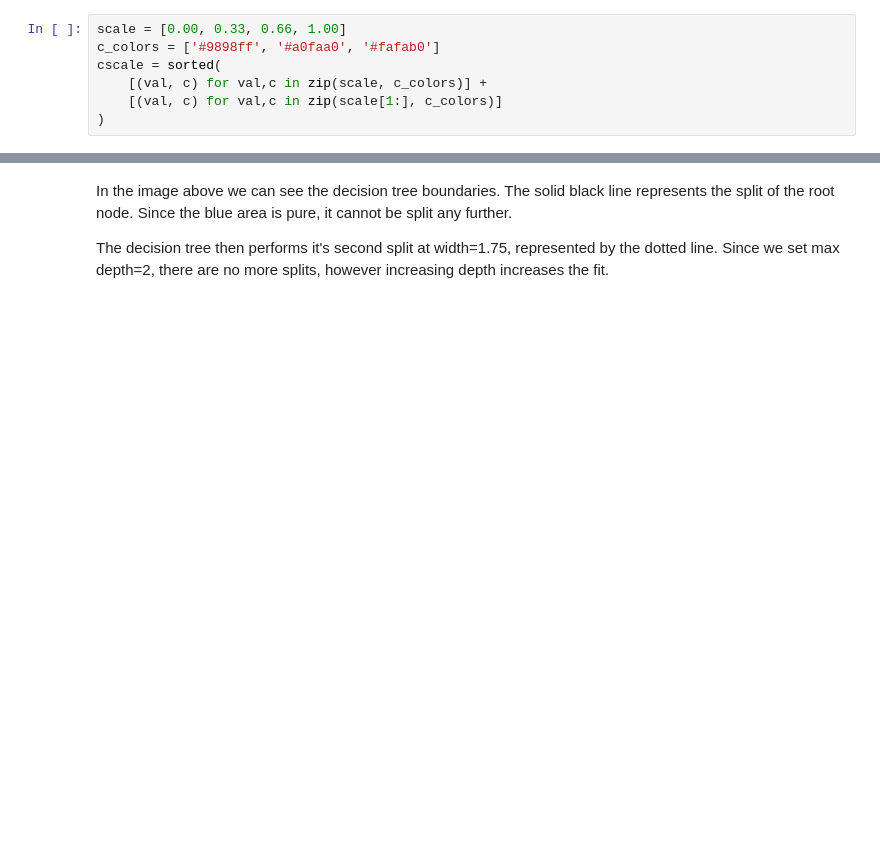
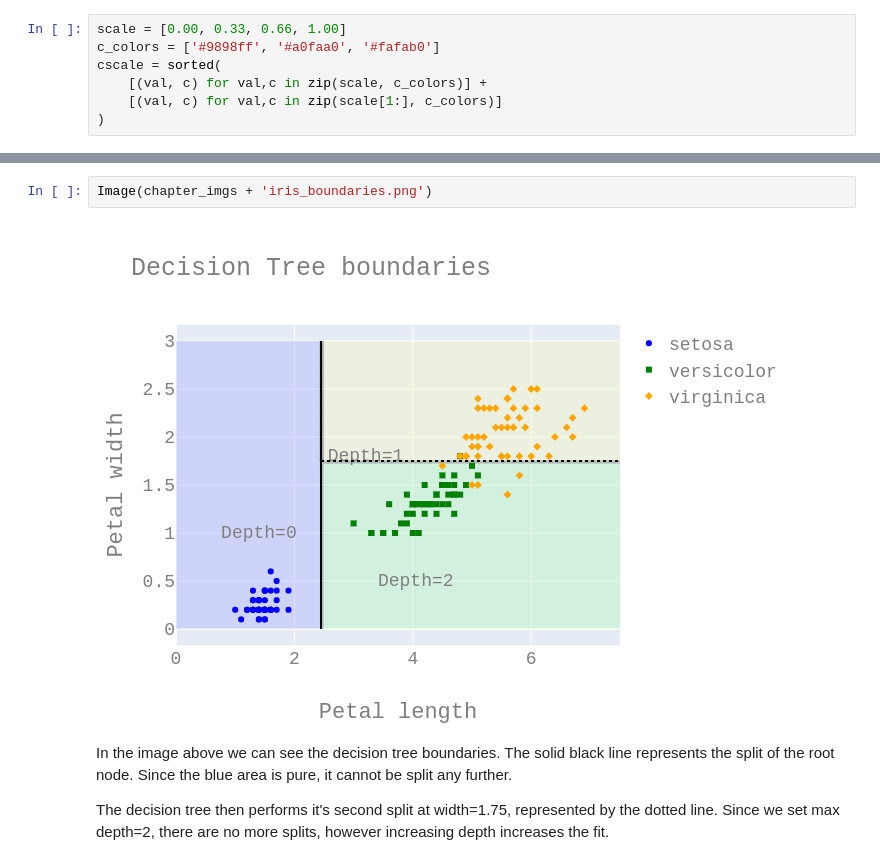
Before and after one commit to amaralcs/homl, a Jupyter notebook: 6_decision_trees.ipynb, the cells around one changed output, grey strips where cells are left out. Saved outputs shown, nothing was run; the diff lists cells and outputs as text; blank space fills up the shorter version.

```diff
--- a/6_decision_trees.ipynb
+++ b/6_decision_trees.ipynb
@@ -162,3 +160,7 @@ plot_decision_boundary(tree_clf, X, y, fname='iris_boundaries.png')
+# %%
+Image(chapter_imgs + 'iris_boundaries.png')
+# %% [output]
+[figure, added]
 # %% [markdown]
 In the image above we can see the decision tree boundaries. The solid black line represents the split of the root node. Since the blue area is pure, it cannot be split any further.
 
```
Also changed, not shown: parts of 25 cells of this notebook, 2 other files.
